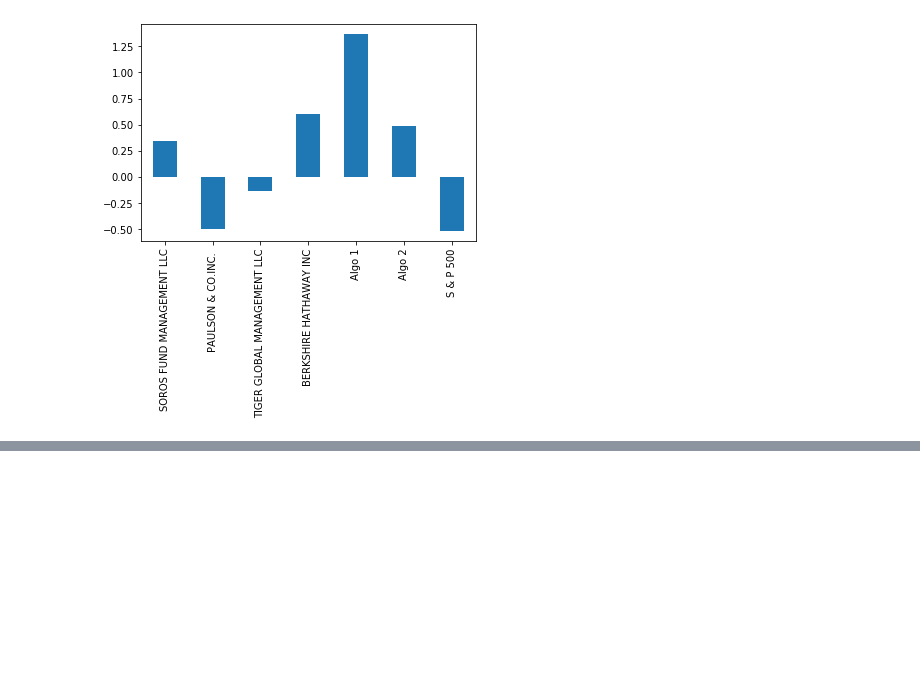
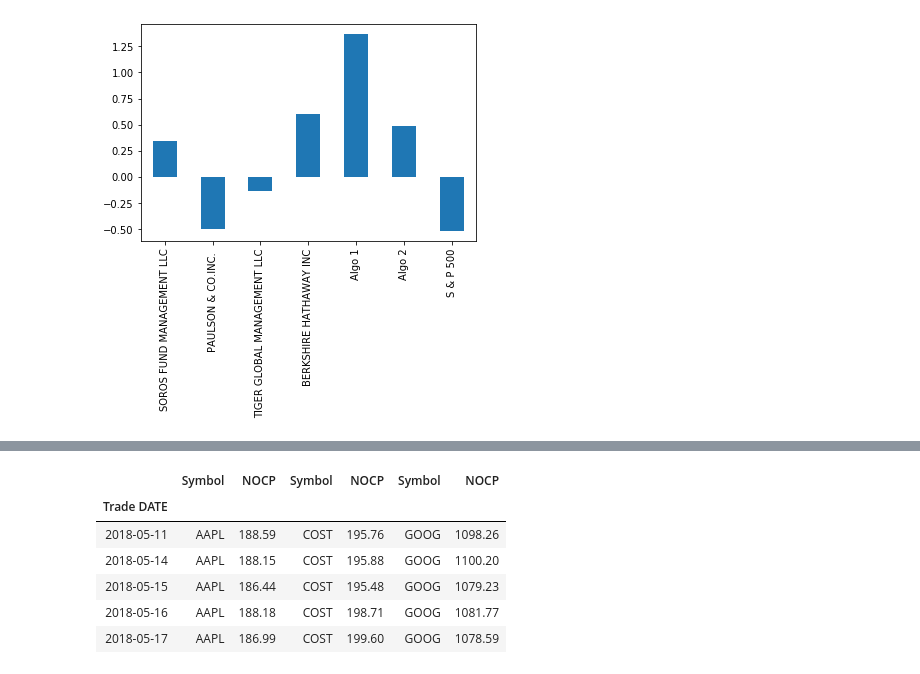
Before and after one commit to sselvakularanjan/Pandas-Homework, a Jupyter notebook: A Whale Off the Port(folio).ipynb, the cells around one changed output, grey strips where cells are left out. Drawn from its saved outputs; the diff is of its cells as text; code cells hidden in the pictures; blank space fills up the shorter version.

```diff
--- a/A Whale Off the Port(folio).ipynb
+++ b/A Whale Off the Port(folio).ipynb
@@ -259,3 +259,14 @@ sharpe_ratios.plot.bar()
 # %% [output]
 <matplotlib.axes._subplots.AxesSubplot at 0x...>
 [figure]
+# %%
+# MY PORTFOLIO RETURNS
+## Set the File Path to the CSVs using the Pathlib Library
+apple = Path("Resources/aapl_historical.csv")
+costco = Path("Resources/cost_historical.csv")
+google = Path("Resources/goog_historical.csv")
+# %%
+## Import the CSVs as Pandas DataFrames
+apple_df = pd.read_csv(apple, index_col="Trade DATE", parse_dates=True, infer_datetime_format=True)
+costco_df = pd.read_csv(cost, index_col="Trade DATE", parse_dates=True, infer_datetime_format=True)
+google_df = pd.read_csv(google, index_col="Trade DATE", parse_dates=True, infer_datetime_format=True)
@@ -261,0 +303,13 @@ sharpe_ratios.plot.bar()
+# %%
+## Combine the DataFrames and Sort the Index
+combined_df = pd.concat([apple_df, costco_df, google_df], axis="columns", join="inner")
+combined_df.sort_index(inplace=True)
+combined_df.head()
+# %% [output]
+|  | Symbol | NOCP | Symbol | NOCP | Symbol | NOCP |
+| Trade DATE |  |  |  |  |  |  |
+| 2018-05-11 | AAPL | 188.59 | COST | 195.76 | GOOG | 1098.26 |
+| 2018-05-14 | AAPL | 188.15 | COST | 195.88 | GOOG | 1100.20 |
+| 2018-05-15 | AAPL | 186.44 | COST | 195.48 | GOOG | 1079.23 |
+| 2018-05-16 | AAPL | 188.18 | COST | 198.71 | GOOG | 1081.77 |
+| 2018-05-17 | AAPL | 186.99 | COST | 199.60 | GOOG | 1078.59 |
```
Also changed, not shown: parts of 12 cells of this notebook, 6 other files.
